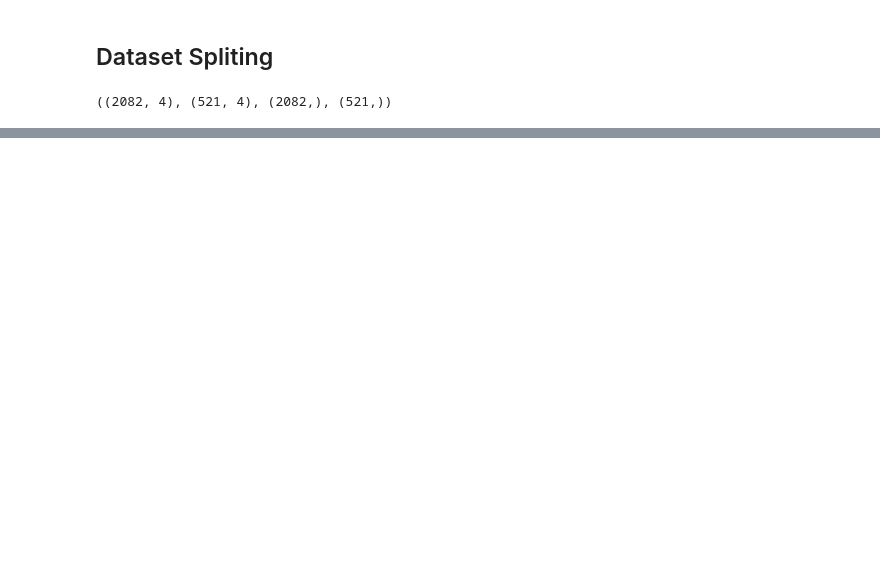
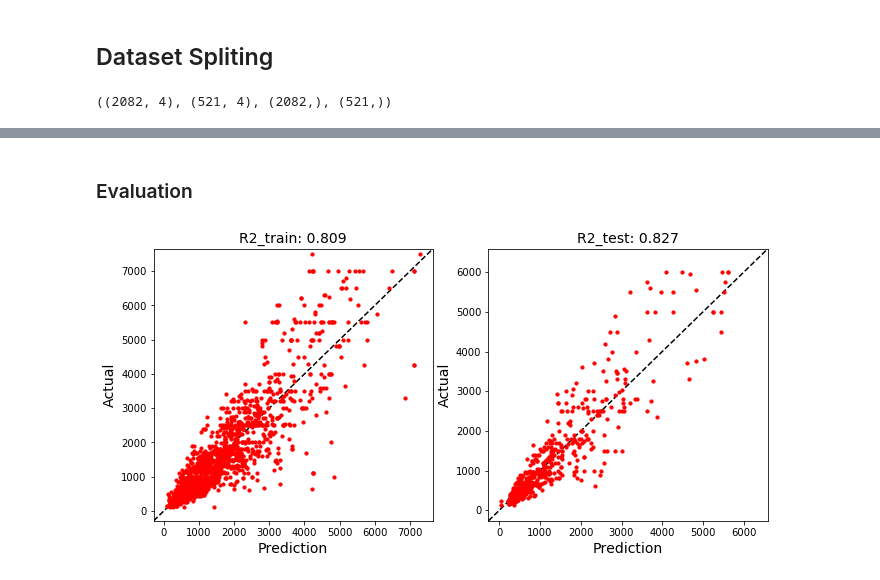
Before and after one commit to raynaldydk/Malang-House-Price-Estimator-using-XGBoost, a Jupyter notebook: Model Building & Evaluation.ipynb, the cells around one changed output, grey strips where cells are left out. Drawn from its saved outputs; the diff is of its cells as text; code cells hidden in the pictures; blank space fills up the shorter version.

```diff
--- a/Model Building & Evaluation.ipynb
+++ b/Model Building & Evaluation.ipynb
@@ -148,0 +95,16 @@ automl.plot_results()
+# %%
+preprocessor = ColumnTransformer([
+    ('numeric', num_pipe(scaling='robust'), ['bedroom', 'hsize', 'lsize']),
+    ('categoric', cat_pipe(encoder='onehot'), ['location_bin']),
+])
+
+pipeline = Pipeline([
+    ('prep', preprocessor),
+    ('algo', ElasticNet())
+])
+
+model = RandomizedSearchCV(pipeline, rsp.enet_params, cv=3, scoring='neg_mean_absolute_error', n_iter=100, n_jobs=-1, verbose=1, random_state=42)
+model.fit(X_train, y_train)
+
+print(model.best_params_)
+print(model.score(X_train, y_train), model.best_score_, model.score(X_test, y_test))
@@ -148,0 +118,6 @@ automl.plot_results()
+# %% [markdown]
+### Evaluation
+# %%
+plot_actual_vs_prediction(X_train, y_train, X_test, y_test, model)
+# %% [output]
+[figure, added]
```
Also changed, not shown: parts of 24 cells of this notebook.
